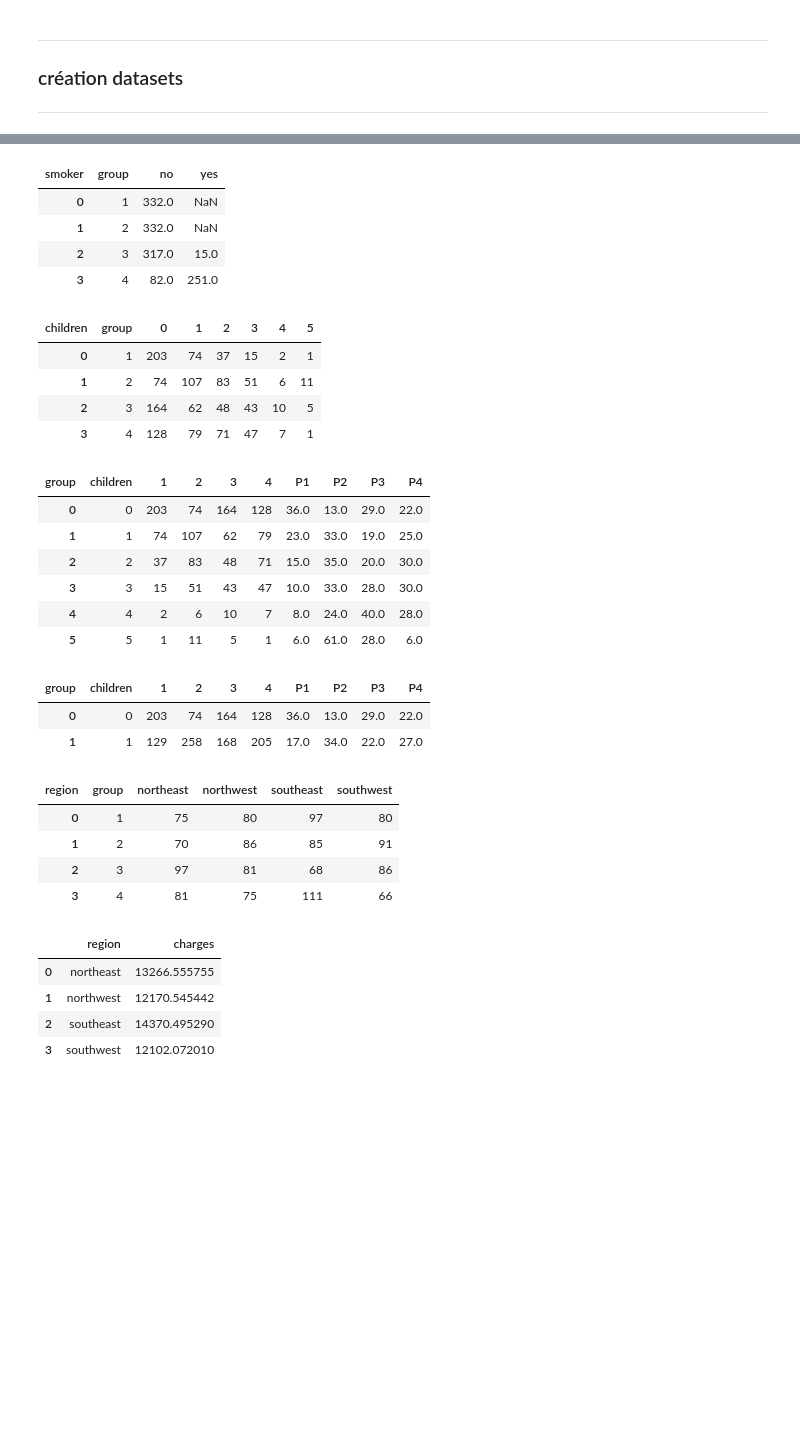
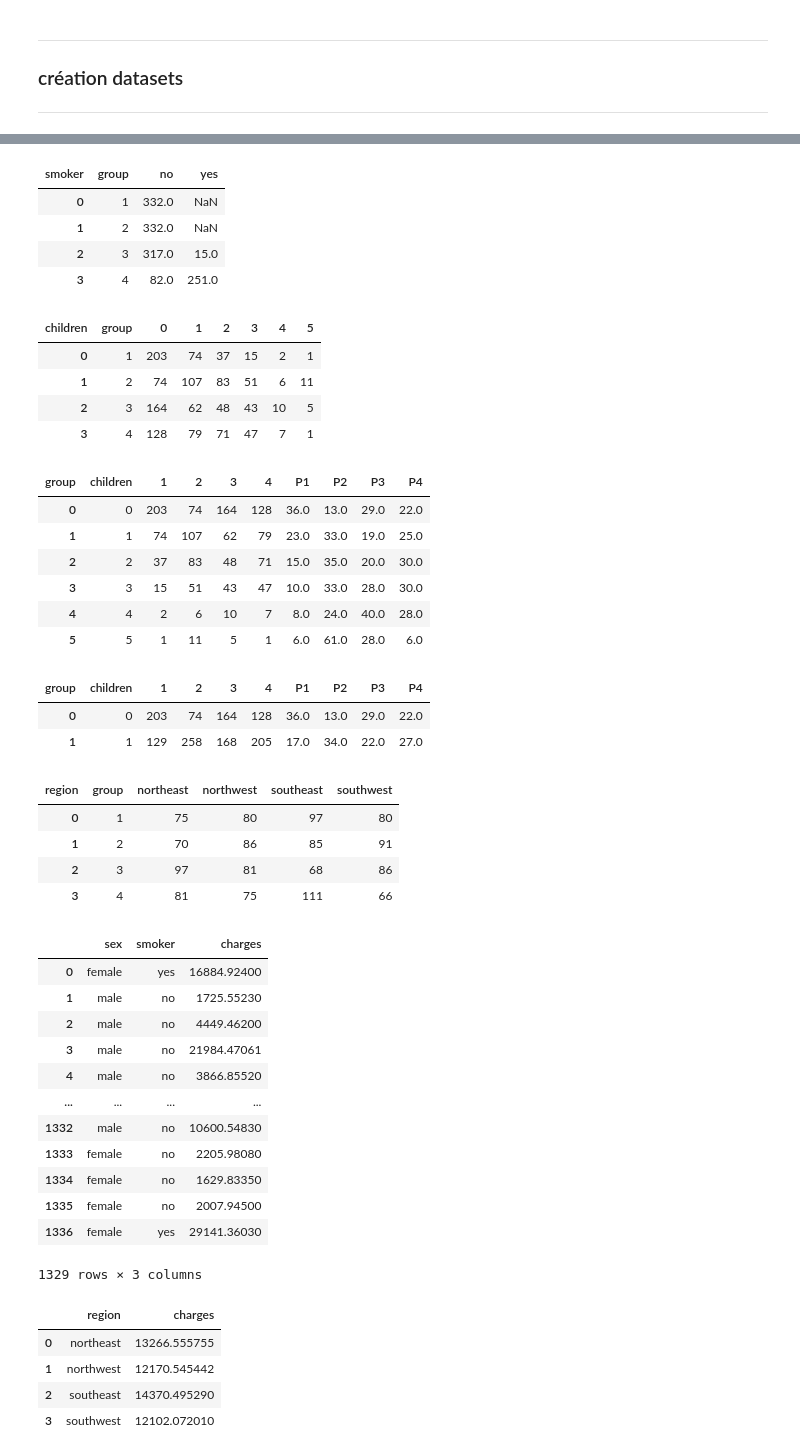
Before and after one commit to ChristianPRO1982/insurance_premium_SC, a Jupyter notebook: chris.ipynb, the cells around one changed output, grey strips where cells are left out. Drawn from its saved outputs; the diff is of its cells as text; code cells hidden in the pictures; blank space fills up the shorter version.

```diff
--- a/chris.ipynb
+++ b/chris.ipynb
@@ -224,7 +224,9 @@ df_region['group'] = df_region['group'].str[0]
 df_region['region'] = df_region['region'].str[2:]
 df_region = df_region.pivot_table(values='group_region', index=['group'], columns='region', aggfunc='sum').reset_index()
 
-display(df_age[:3], df_sex, df_smoker, df_children, df_charges_by_children, df_children_no_children, df_region)
+df_sex_smoker = df_group[['sex', 'smoker', 'charges']]
+
+display(df_age[:3], df_sex, df_smoker, df_children, df_charges_by_children, df_children_no_children, df_region, df_sex_smoker)
 # %% [output]
 A value is trying to be set on a copy of a slice from a DataFrame.
 Try using .loc[row_indexer,col_indexer] = value instead
@@ -250,33 +252,46 @@ See the caveats in the documentation: https://pandas.pydata.org/pandas-docs/stab
 | sex | group | female | male |
 | 0 | 1 | 158 | 174 |
 | 1 | 2 | 172 | 160 |
 | 2 | 3 | 182 | 150 |
 | 3 | 4 | 147 | 186 |
 | smoker | group | no | yes |
 | 0 | 1 | 332.0 | NaN |
 | 1 | 2 | 332.0 | NaN |
 | 2 | 3 | 317.0 | 15.0 |
 | 3 | 4 | 82.0 | 251.0 |
 | children | group | 0 | 1 | 2 | 3 | 4 | 5 |
 | 0 | 1 | 203 | 74 | 37 | 15 | 2 | 1 |
 | 1 | 2 | 74 | 107 | 83 | 51 | 6 | 11 |
 | 2 | 3 | 164 | 62 | 48 | 43 | 10 | 5 |
 | 3 | 4 | 128 | 79 | 71 | 47 | 7 | 1 |
 | group | children | 1 | 2 | 3 | 4 | P1 | P2 | P3 | P4 |
 | 0 | 0 | 203 | 74 | 164 | 128 | 36.0 | 13.0 | 29.0 | 22.0 |
 | 1 | 1 | 74 | 107 | 62 | 79 | 23.0 | 33.0 | 19.0 | 25.0 |
 | 2 | 2 | 37 | 83 | 48 | 71 | 15.0 | 35.0 | 20.0 | 30.0 |
 | 3 | 3 | 15 | 51 | 43 | 47 | 10.0 | 33.0 | 28.0 | 30.0 |
 | 4 | 4 | 2 | 6 | 10 | 7 | 8.0 | 24.0 | 40.0 | 28.0 |
 | 5 | 5 | 1 | 11 | 5 | 1 | 6.0 | 61.0 | 28.0 | 6.0 |
 | group | children | 1 | 2 | 3 | 4 | P1 | P2 | P3 | P4 |
 | 0 | 0 | 203 | 74 | 164 | 128 | 36.0 | 13.0 | 29.0 | 22.0 |
 | 1 | 1 | 129 | 258 | 168 | 205 | 17.0 | 34.0 | 22.0 | 27.0 |
 | region | group | northeast | northwest | southeast | southwest |
 | 0 | 1 | 75 | 80 | 97 | 80 |
 | 1 | 2 | 70 | 86 | 85 | 91 |
 | 2 | 3 | 97 | 81 | 68 | 86 |
 | 3 | 4 | 81 | 75 | 111 | 66 |
+|  | sex | smoker | charges |
+| 0 | female | yes | 16884.92400 |
+| 1 | male | no | 1725.55230 |
+| 2 | male | no | 4449.46200 |
+| 3 | male | no | 21984.47061 |
+| 4 | male | no | 3866.85520 |
+| ... | ... | ... | ... |
+| 1332 | male | no | 10600.54830 |
+| 1333 | female | no | 2205.98080 |
+| 1334 | female | no | 1629.83350 |
+| 1335 | female | no | 2007.94500 |
+| 1336 | female | yes | 29141.36030 |
+1329 rows × 3 columns
 # %%
 df_region2 = df_group[['region', 'charges']]
 
```
Also changed, not shown: parts of 1 cell of this notebook.
